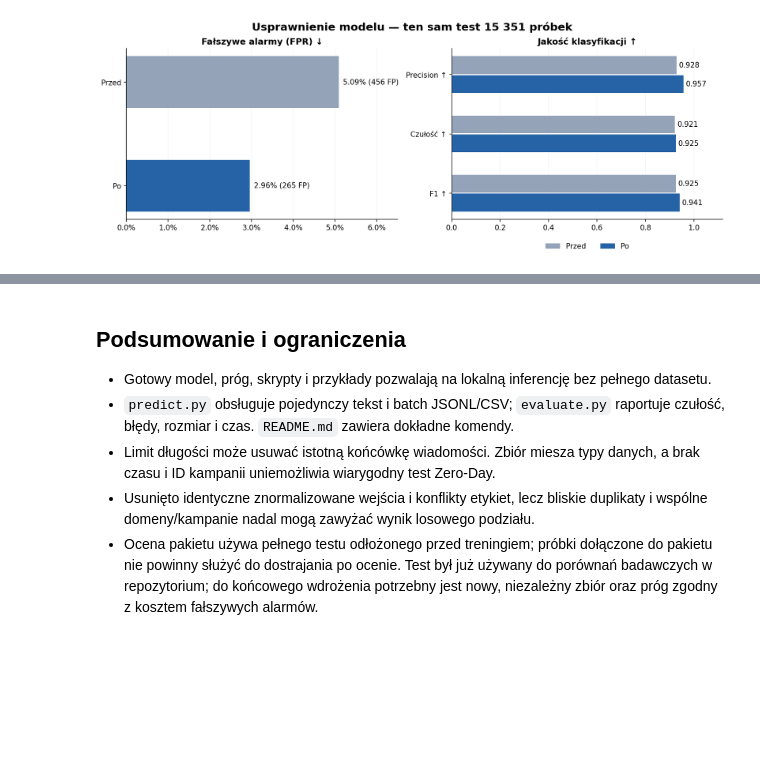
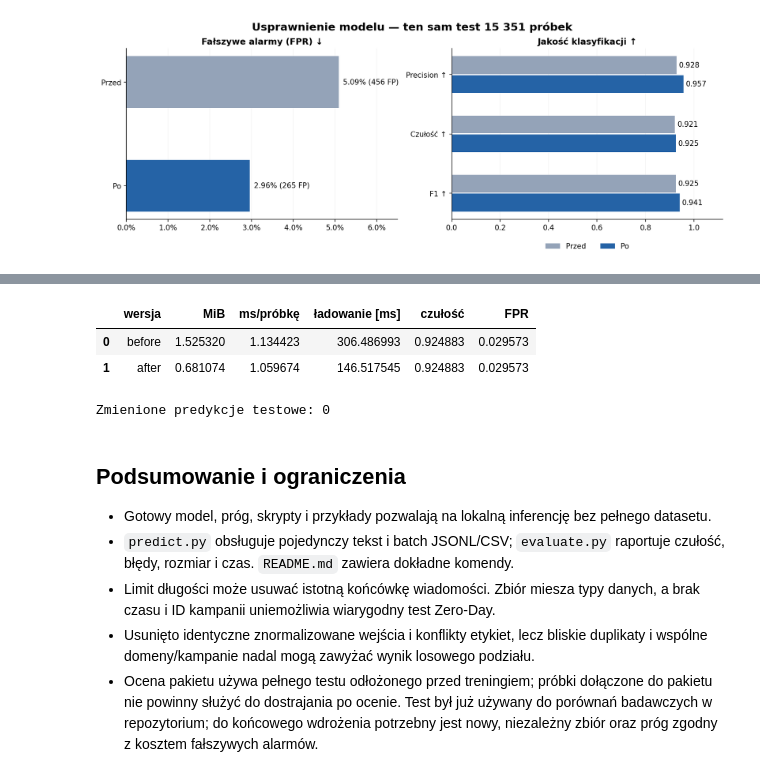
Before and after one commit to nikpan1/phishing-detector, a Jupyter notebook: phishing-detector/src/notebooks/training.ipynb, the cells around one changed output, grey strips where cells are left out. Cells and saved outputs as stored; diff of their text form; code cells hidden in the pictures; blank space fills up the shorter version.

```diff
--- a/phishing-detector/src/notebooks/training.ipynb
+++ b/phishing-detector/src/notebooks/training.ipynb
@@ -159,7 +159,6 @@ Ten test był używany we wcześniejszych pracach: potrzebna jest jeszcze niezal
 comparison_path = RUN_DIR / 'reports' / 'optimization.json'
 if comparison_path.exists():
     comparison = json.loads(comparison_path.read_text())
-    assert comparison['after']['model_sha256'] == metadata['model_sha256']
     comparison_rows = []
     for stage in ['before', 'after']:
         report = comparison[stage]
@@ -179,3 +181,19 @@ else:
+# %%
+size_path = RUN_DIR / 'reports' / 'size_optimization.json'
+if size_path.exists():
+    size_report = json.loads(size_path.read_text())
+    assert size_report['after']['model_sha256'] == metadata['model_sha256']
+    display(pd.DataFrame([{'wersja': stage, 'MiB': size_report[stage]['model_mib'],
+                           'ms/próbkę': size_report[stage]['timing']['median_ms_per_sample'],
+                           'ładowanie [ms]': size_report[stage]['load_median_ms'],
+                           'czułość': size_report[stage]['recall'], 'FPR': size_report[stage]['fpr']}
+                          for stage in ['before', 'after']]))
+    print('Zmienione predykcje testowe:', size_report['test']['changed_predictions'])
+# %% [output]
+|  | wersja | MiB | ms/próbkę | ładowanie [ms] | czułość | FPR |
+| 0 | before | 1.525320 | 1.134423 | 306.486993 | 0.924883 | 0.029573 |
+| 1 | after | 0.681074 | 1.059674 | 146.517545 | 0.924883 | 0.029573 |
+Zmienione predykcje testowe: 0
 # %% [markdown]
 ## Podsumowanie i ograniczenia
 
```
Also changed, not shown: parts of 6 cells of this notebook, 13 other files.
